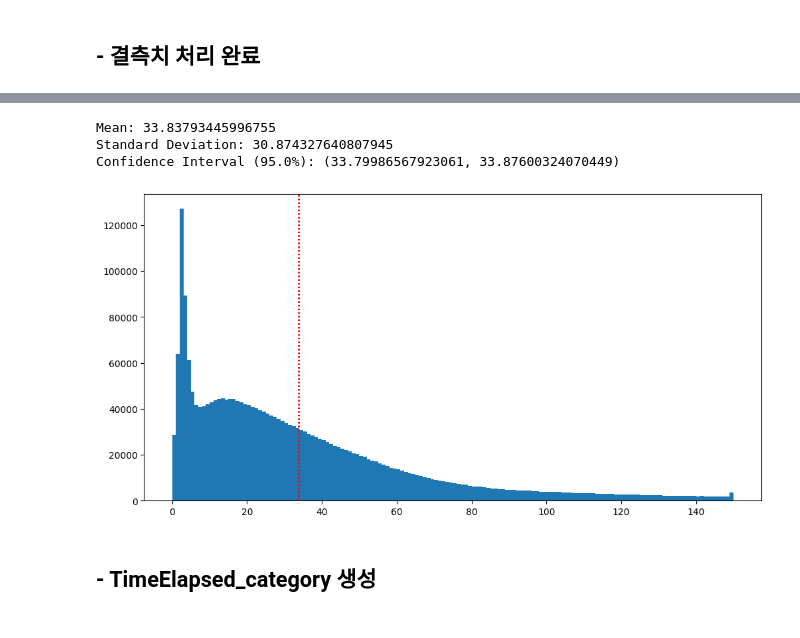
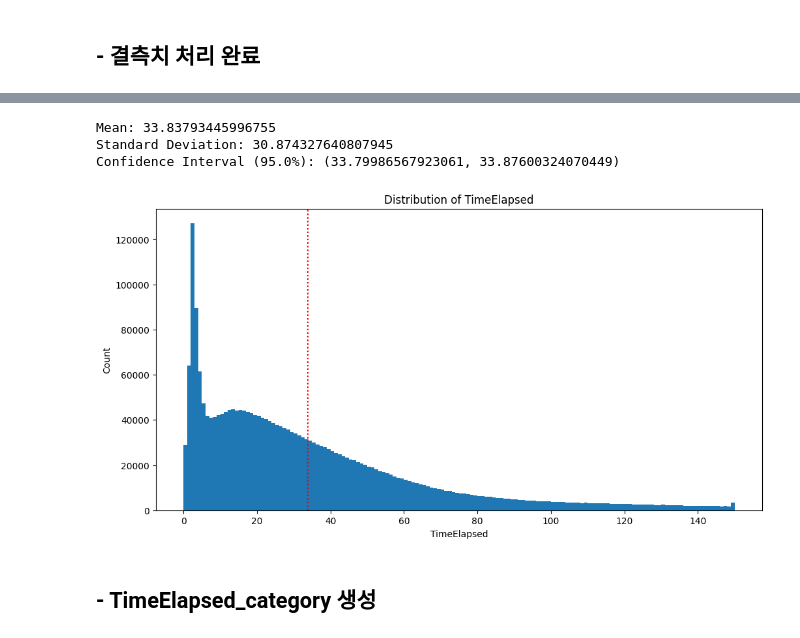
Before and after one commit to boostcampaitech5/level2_dkt-recsys-10, a Jupyter notebook: EDA/preprocess_all_data.ipynb, the cells around one changed output, grey strips where cells are left out. Saved outputs shown, nothing was run; the diff lists cells and outputs as text; code cells hidden in the pictures.

```diff
--- a/EDA/preprocess_all_data.ipynb
+++ b/EDA/preprocess_all_data.ipynb
@@ -43,11 +42,9 @@ train_test_dataset = train_test_dataset.reset_index(drop=True)
 > `assessmentItemID` ex_A080080003의 index=2 문자는 1-9 범위의 대분류이다
 # %%
-train_test_dataset['test_num']=train_test_dataset['assessmentItemID'].str[4:7].astype(int)
-train_test_dataset['question_num']=train_test_dataset['assessmentItemID'].str[7:].astype(int)
+# train_test_dataset['test_num']=train_test_dataset['assessmentItemID'].str[4:7].astype(int)
+# train_test_dataset['question_num']=train_test_dataset['assessmentItemID'].str[7:].astype(int)
 train_test_dataset['LargeCategory'] = train_test_dataset['assessmentItemID'].str[2]
-
-# 정수화
-train_test_dataset['LargeCategory'] = train_test_dataset['LargeCategory'].astype(int)
+train_test_dataset['LargeCategory'] = train_test_dataset['LargeCategory'].astype(int) # 정수화
 # %% [markdown]
 # Timestamp
 # %% [markdown]
@@ -282,7 +274,7 @@ dtype: int64
 > 결측치가 없는 행과 변수들을 활용하여 회귀 모델 피팅
 # %%
 from sklearn.linear_model import LinearRegression
-def _predict_missing_with_regression(df, target_column):
+def _predict_missing_with_regression(df: pd.DataFrame, target_column: str) -> pd.DataFrame:
     # 결측치가 없는 행과 변수들을 활용하여 회귀 모델 피팅
     train_data = df.dropna()
     X = train_data.drop(columns=[target_column])
@@ -343,15 +335,18 @@ train_test_dataset
 # %%
 confidence_interval = _calculate_confidence_interval(train_test_dataset, 'TimeElapsed', 0.95)
 plt.figure(figsize=(12,6))
+plt.title('Distribution of TimeElapsed')
+plt.xlabel('TimeElapsed')
+plt.ylabel('Count')
 plt.hist(train_test_dataset['TimeElapsed'], bins = int(train_test_dataset['TimeElapsed'].max()))
 plt.axvline(confidence_interval[0], color = 'r', linestyle = ':')
 plt.axvline(confidence_interval[1], color = 'r', linestyle = ':')
 plt.show()
 # %% [output]
 Mean: 33.83793445996755
 Standard Deviation: 30.874327640807945
 Confidence Interval (95.0%): (33.79986567923061, 33.87600324070449)
-[figure, old version]
+[figure, new version]
 # %% [markdown]
 ## - TimeElapsed_category 생성
 # %%
```
Also changed, not shown: parts of 18 cells of this notebook.
